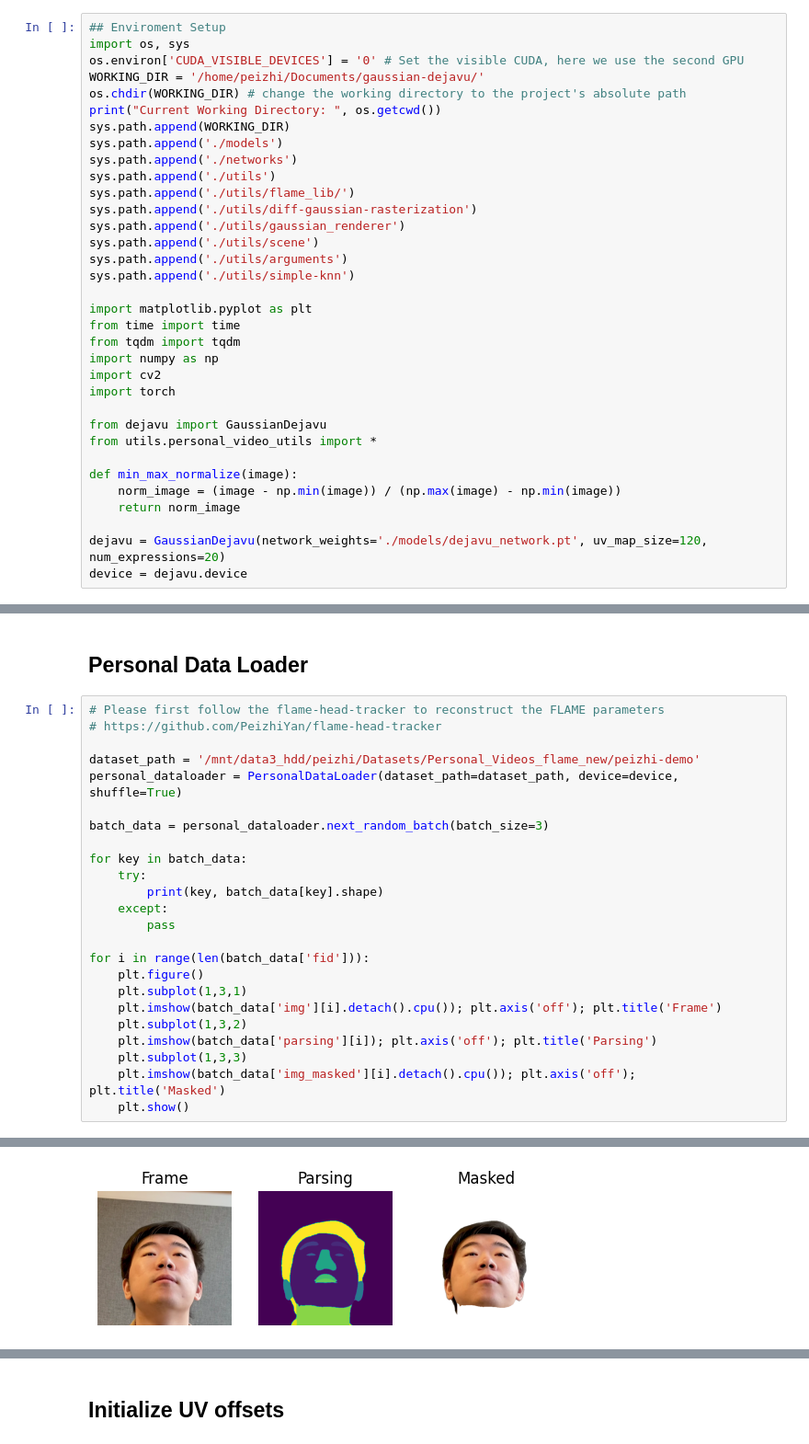
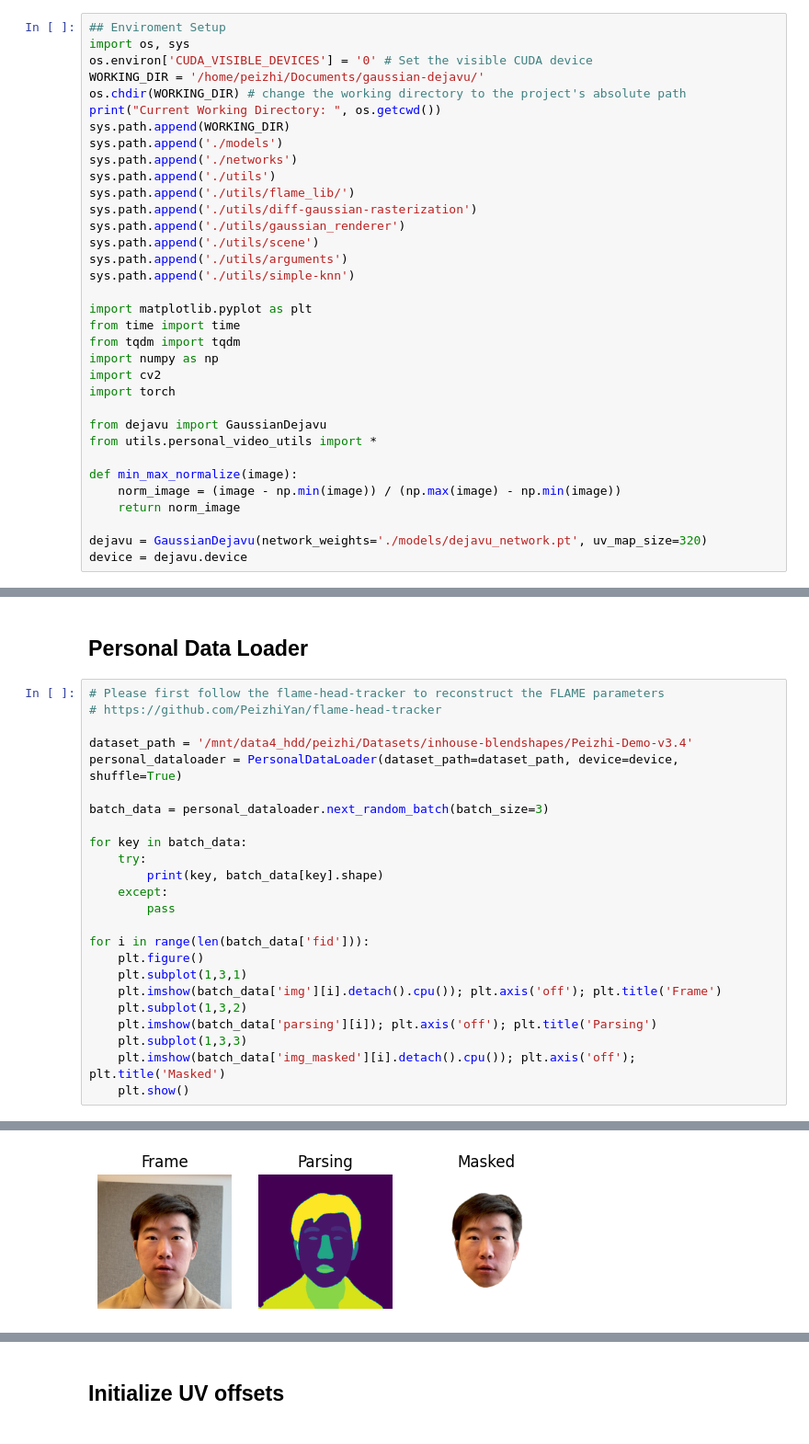
Before and after one commit to PeizhiYan/gaussian-dejavu, a Jupyter notebook: examples/Personalize-Avatar-step-by-step.ipynb, the cells around one changed output, grey strips where cells are left out. Shown at 92% size. Cells and saved outputs as stored; diff of their text form.

Commit message:
v1.3
Support flame-head-tracker v3.4 results

```diff
--- a/examples/Personalize-Avatar-step-by-step.ipynb
+++ b/examples/Personalize-Avatar-step-by-step.ipynb
@@ -4,7 +1,7 @@
 # %%
 ## Enviroment Setup
 import os, sys
-os.environ['CUDA_VISIBLE_DEVICES'] = '0' # Set the visible CUDA, here we use the second GPU
+os.environ['CUDA_VISIBLE_DEVICES'] = '0' # Set the visible CUDA device
 WORKING_DIR = '/home/peizhi/Documents/gaussian-dejavu/'
 os.chdir(WORKING_DIR) # change the working directory to the project's absolute path
 print("Current Working Directory: ", os.getcwd())
@@ -33,6 +30,6 @@ def min_max_normalize(image):
     norm_image = (image - np.min(image)) / (np.max(image) - np.min(image))
     return norm_image
 
-dejavu = GaussianDejavu(network_weights='./models/dejavu_network.pt', uv_map_size=120, num_expressions=20)
+dejavu = GaussianDejavu(network_weights='./models/dejavu_network.pt', uv_map_size=320)
 device = dejavu.device
 # %% [output]
@@ -48,7 +45,7 @@ Gaussian DejaVu Framework Created.
 # Please first follow the flame-head-tracker to reconstruct the FLAME parameters
 # https://github.com/PeizhiYan/flame-head-tracker
 
-dataset_path = '/mnt/data3_hdd/peizhi/Datasets/Personal_Videos_flame_new/peizhi-demo'
+dataset_path = '/mnt/data4_hdd/peizhi/Datasets/inhouse-blendshapes/Peizhi-Demo-v3.4'
 personal_dataloader = PersonalDataLoader(dataset_path=dataset_path, device=device, shuffle=True)
 
 batch_data = personal_dataloader.next_random_batch(batch_size=3)
@@ -86 +84 @@ masks torch.Size([3, 512, 512, 1])
-[figure, old version]
+[figure, new version]
```
Also changed, not shown: parts of 9 cells of this notebook, 13 other files.
